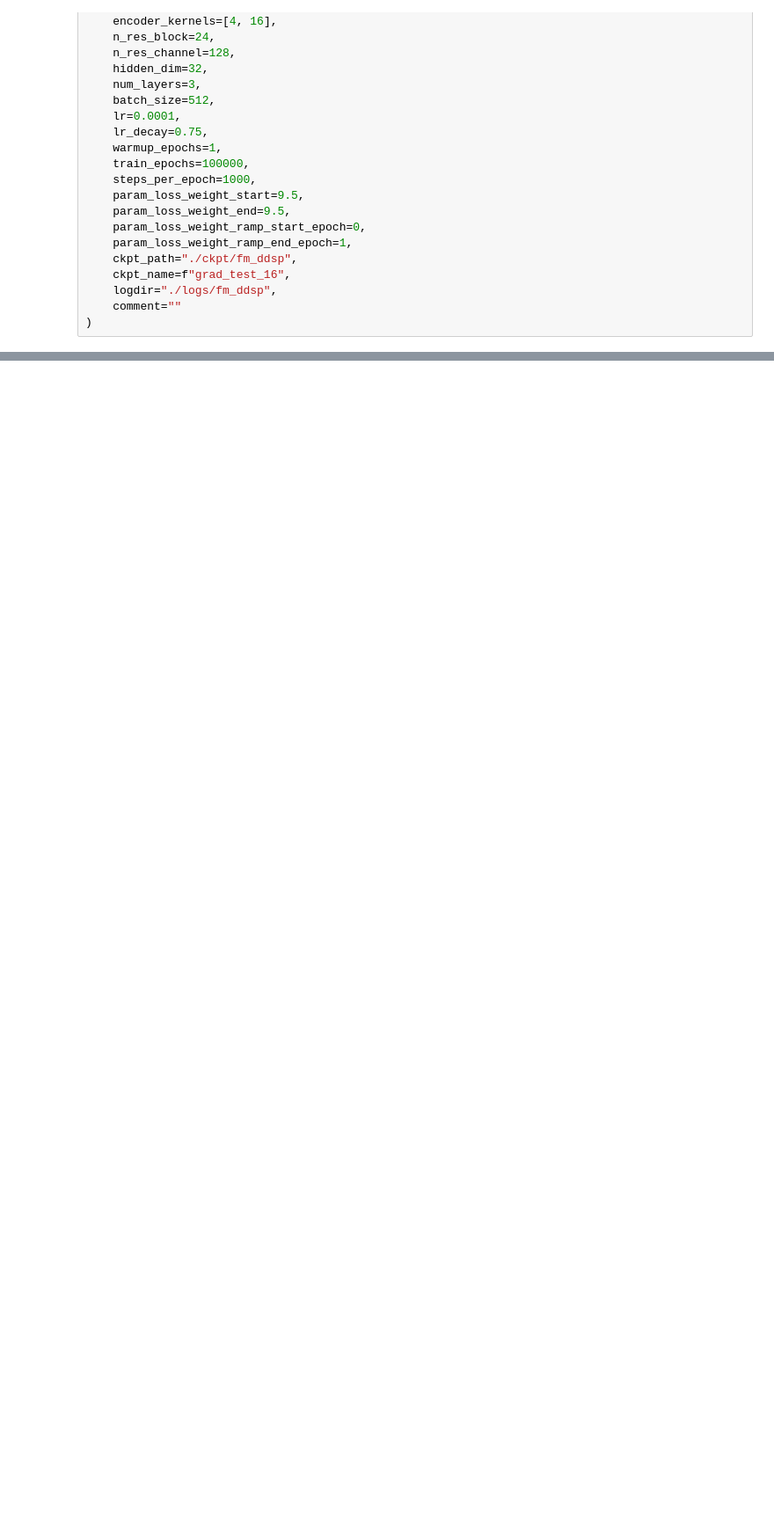
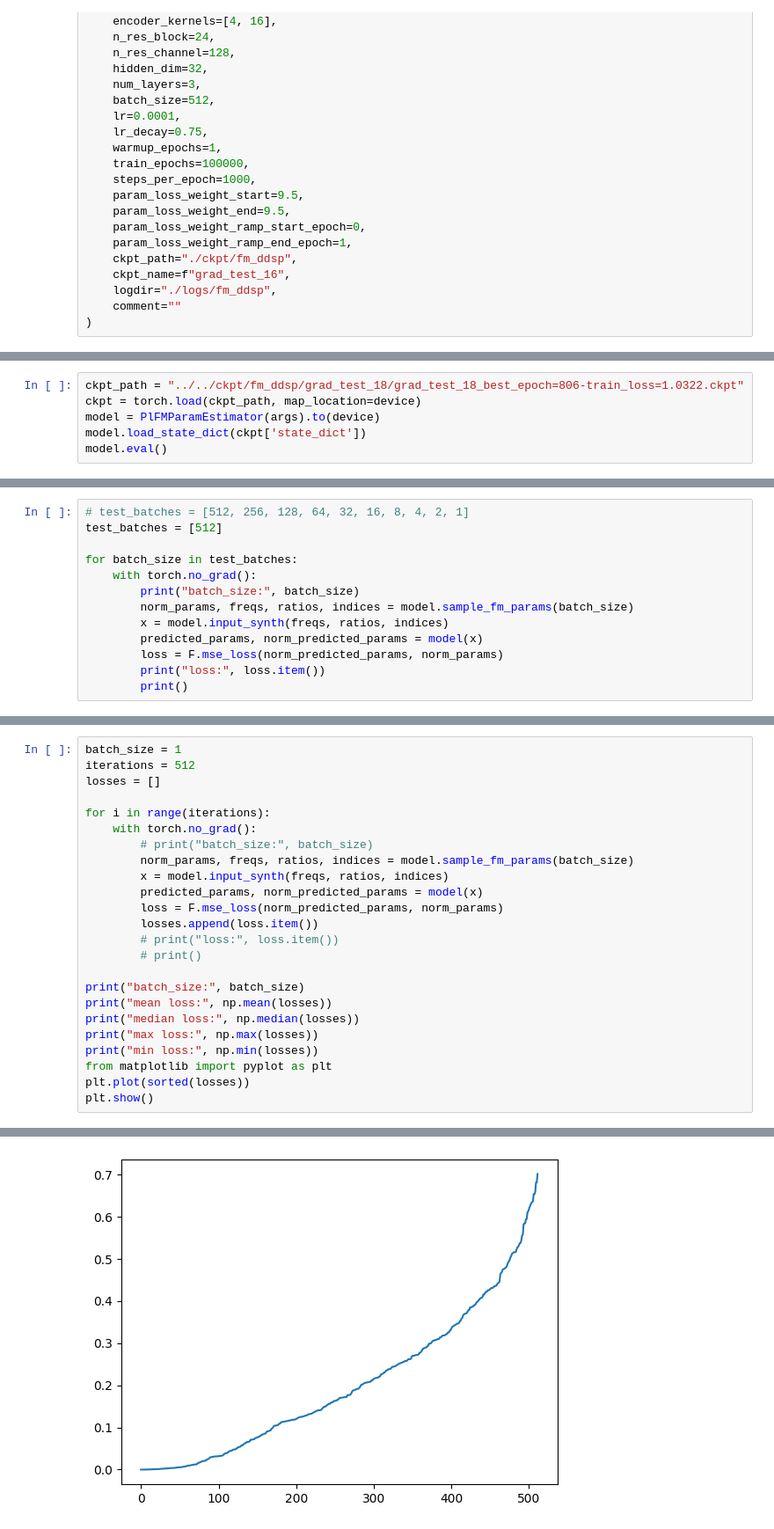
Before and after one commit to balintlaczko/sonification, a Jupyter notebook: experiments/fm_ddsp/eval_fm_estimator.ipynb, the cells around one changed output, grey strips where cells are left out. Shown at 88% size. Saved outputs shown, nothing was run; the diff lists cells and outputs as text; blank space fills up the shorter version.

```diff
--- a/experiments/fm_ddsp/eval_fm_estimator.ipynb
+++ b/experiments/fm_ddsp/eval_fm_estimator.ipynb
@@ -70,0 +96,6 @@ PlFMParamEstimator(
+# %%
+ckpt_path = "../../ckpt/fm_ddsp/grad_test_18/grad_test_18_best_epoch=806-train_loss=1.0322.ckpt"
+ckpt = torch.load(ckpt_path, map_location=device)
+model = PlFMParamEstimator(args).to(device)
+model.load_state_dict(ckpt['state_dict'])
+model.eval()
@@ -98,0 +238,13 @@ predicted audio:
+# %%
+# test_batches = [512, 256, 128, 64, 32, 16, 8, 4, 2, 1]
+test_batches = [512]
+
+for batch_size in test_batches:
+    with torch.no_grad():
+        print("batch_size:", batch_size)
+        norm_params, freqs, ratios, indices = model.sample_fm_params(batch_size)
+        x = model.input_synth(freqs, ratios, indices)
+        predicted_params, norm_predicted_params = model(x)
+        loss = F.mse_loss(norm_predicted_params, norm_params)
+        print("loss:", loss.item())
+        print()
@@ -98,0 +254,25 @@ predicted audio:
+# %%
+batch_size = 1
+iterations = 512
+losses = []
+
+for i in range(iterations):
+    with torch.no_grad():
+        # print("batch_size:", batch_size)
+        norm_params, freqs, ratios, indices = model.sample_fm_params(batch_size)
+        x = model.input_synth(freqs, ratios, indices)
+        predicted_params, norm_predicted_params = model(x)
+        loss = F.mse_loss(norm_predicted_params, norm_params)
+        losses.append(loss.item())
+        # print("loss:", loss.item())
+        # print()
+
+print("batch_size:", batch_size)
+print("mean loss:", np.mean(losses))
+print("median loss:", np.median(losses))
+print("max loss:", np.max(losses))
+print("min loss:", np.min(losses))
+from matplotlib import pyplot as plt
+plt.plot(sorted(losses))
+plt.show()
+# %% [output]
@@ -98,0 +284 @@ predicted audio:
+[figure, added]
```
Also changed, not shown: parts of 54 cells of this notebook, 3 other files.
